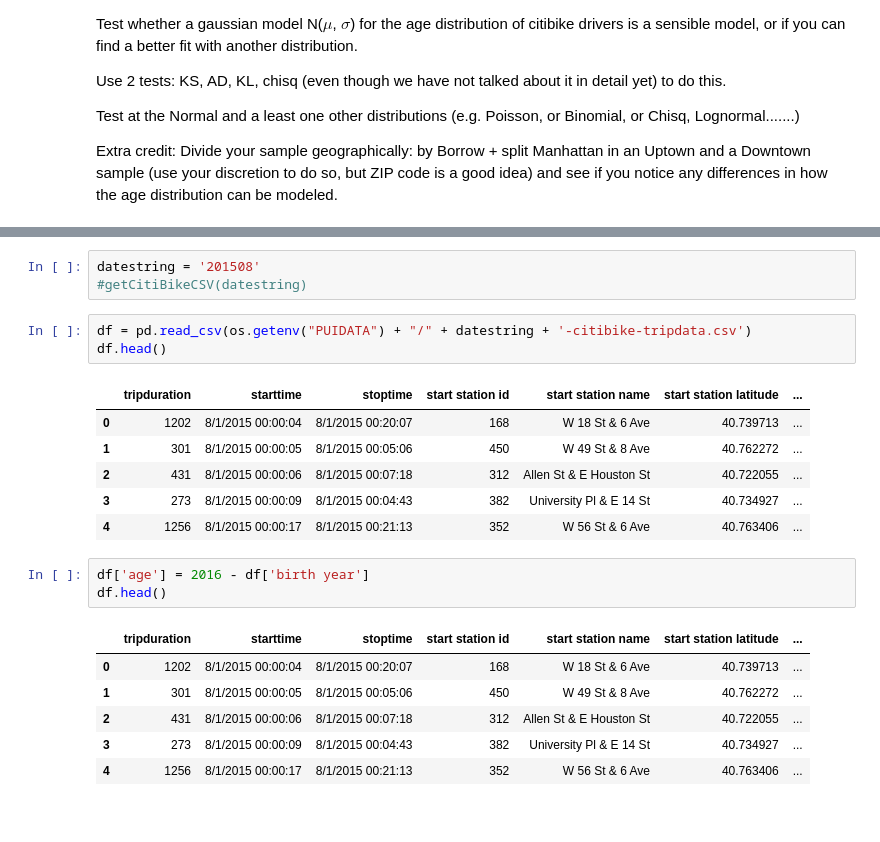
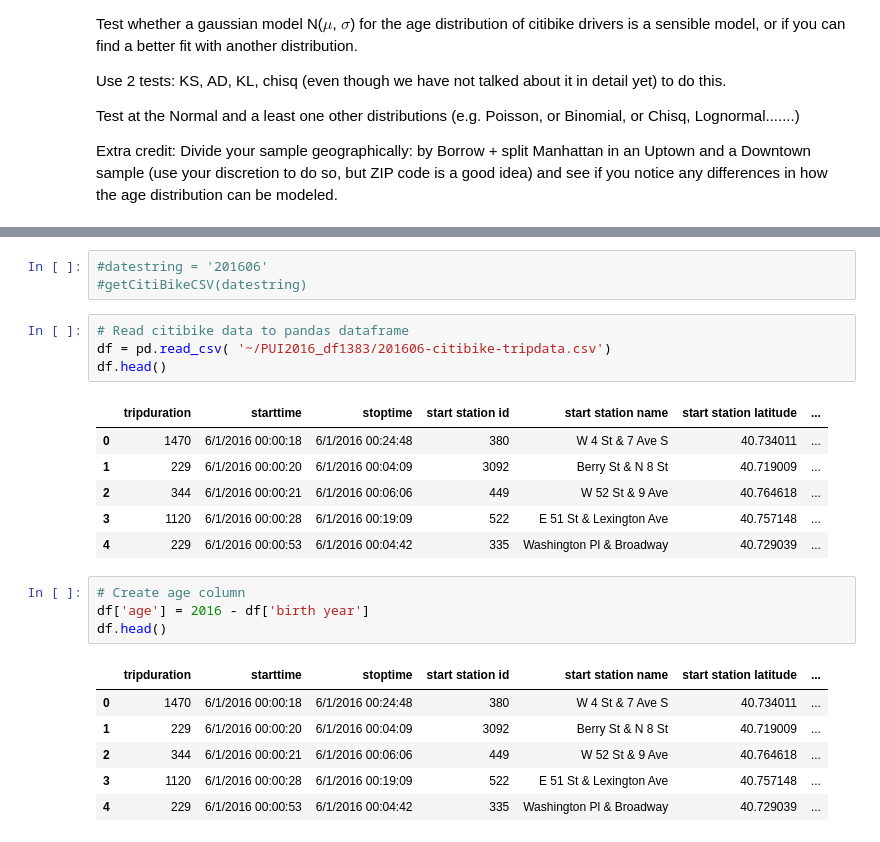
Before and after one commit to dfay88-zz/PUI2016_df1383, a Jupyter notebook: HW5_df1383/HW5_1_df1383.ipynb, the cells around one changed output, grey strips where cells are left out. Cells and saved outputs as stored; diff of their text form.

```diff
--- a/HW5_df1383/HW5_1_df1383.ipynb
+++ b/HW5_df1383/HW5_1_df1383.ipynb
@@ -28,23 +30,25 @@ Populating the interactive namespace from numpy and matplotlib
-# %%
-datestring = '201508'
-#getCitiBikeCSV(datestring)
+# %%
+#datestring = '201606'
+#getCitiBikeCSV(datestring)
 # %%
-df = pd.read_csv(os.getenv("PUIDATA") + "/" + datestring + '-citibike-tripdata.csv')
+# Read citibike data to pandas dataframe
+df = pd.read_csv( '~/PUI2016_df1383/201606-citibike-tripdata.csv')
 df.head()
 # %% [output]
 |  | tripduration | starttime | stoptime | start station id | start station name | start station latitude | ... |
-| 0 | 1202 | 8/1/2015 00:00:04 | 8/1/2015 00:20:07 | 168 | W 18 St & 6 Ave | 40.739713 | ... |
-| 1 | 301 | 8/1/2015 00:00:05 | 8/1/2015 00:05:06 | 450 | W 49 St & 8 Ave | 40.762272 | ... |
-| 2 | 431 | 8/1/2015 00:00:06 | 8/1/2015 00:07:18 | 312 | Allen St & E Houston St | 40.722055 | ... |
-| 3 | 273 | 8/1/2015 00:00:09 | 8/1/2015 00:04:43 | 382 | University Pl & E 14 St | 40.734927 | ... |
-| 4 | 1256 | 8/1/2015 00:00:17 | 8/1/2015 00:21:13 | 352 | W 56 St & 6 Ave | 40.763406 | ... |
+| 0 | 1470 | 6/1/2016 00:00:18 | 6/1/2016 00:24:48 | 380 | W 4 St & 7 Ave S | 40.734011 | ... |
+| 1 | 229 | 6/1/2016 00:00:20 | 6/1/2016 00:04:09 | 3092 | Berry St & N 8 St | 40.719009 | ... |
+| 2 | 344 | 6/1/2016 00:00:21 | 6/1/2016 00:06:06 | 449 | W 52 St & 9 Ave | 40.764618 | ... |
+| 3 | 1120 | 6/1/2016 00:00:28 | 6/1/2016 00:19:09 | 522 | E 51 St & Lexington Ave | 40.757148 | ... |
+| 4 | 229 | 6/1/2016 00:00:53 | 6/1/2016 00:04:42 | 335 | Washington Pl & Broadway | 40.729039 | ... |
 # %%
+# Create age column
 df['age'] = 2016 - df['birth year']
 df.head()
 # %% [output]
 |  | tripduration | starttime | stoptime | start station id | start station name | start station latitude | ... |
-| 0 | 1202 | 8/1/2015 00:00:04 | 8/1/2015 00:20:07 | 168 | W 18 St & 6 Ave | 40.739713 | ... |
-| 1 | 301 | 8/1/2015 00:00:05 | 8/1/2015 00:05:06 | 450 | W 49 St & 8 Ave | 40.762272 | ... |
-| 2 | 431 | 8/1/2015 00:00:06 | 8/1/2015 00:07:18 | 312 | Allen St & E Houston St | 40.722055 | ... |
-| 3 | 273 | 8/1/2015 00:00:09 | 8/1/2015 00:04:43 | 382 | University Pl & E 14 St | 40.734927 | ... |
-| 4 | 1256 | 8/1/2015 00:00:17 | 8/1/2015 00:21:13 | 352 | W 56 St & 6 Ave | 40.763406 | ... |
+| 0 | 1470 | 6/1/2016 00:00:18 | 6/1/2016 00:24:48 | 380 | W 4 St & 7 Ave S | 40.734011 | ... |
+| 1 | 229 | 6/1/2016 00:00:20 | 6/1/2016 00:04:09 | 3092 | Berry St & N 8 St | 40.719009 | ... |
+| 2 | 344 | 6/1/2016 00:00:21 | 6/1/2016 00:06:06 | 449 | W 52 St & 9 Ave | 40.764618 | ... |
+| 3 | 1120 | 6/1/2016 00:00:28 | 6/1/2016 00:19:09 | 522 | E 51 St & Lexington Ave | 40.757148 | ... |
+| 4 | 229 | 6/1/2016 00:00:53 | 6/1/2016 00:04:42 | 335 | Washington Pl & Broadway | 40.729039 | ... |
```
Also changed, not shown: parts of 12 cells of this notebook.
